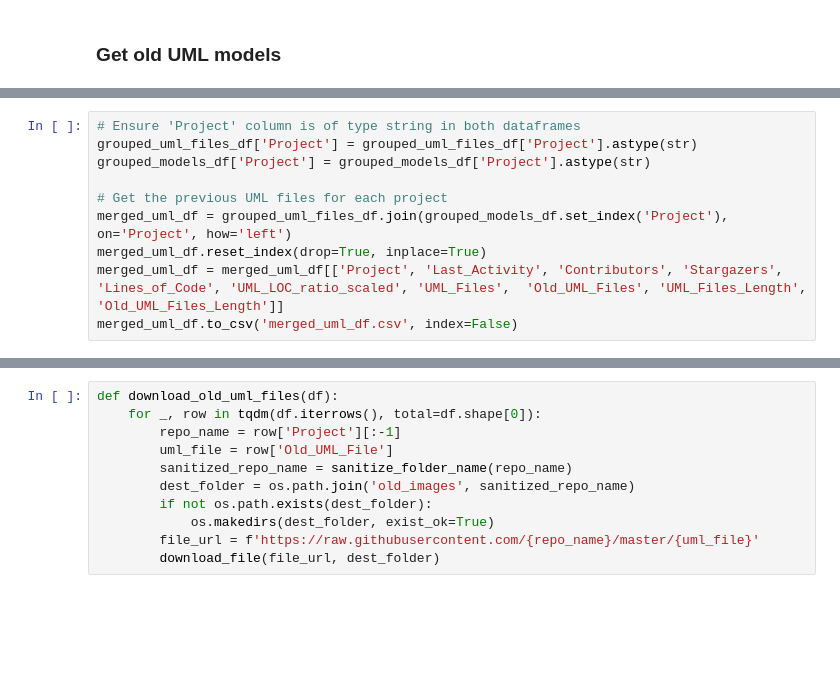
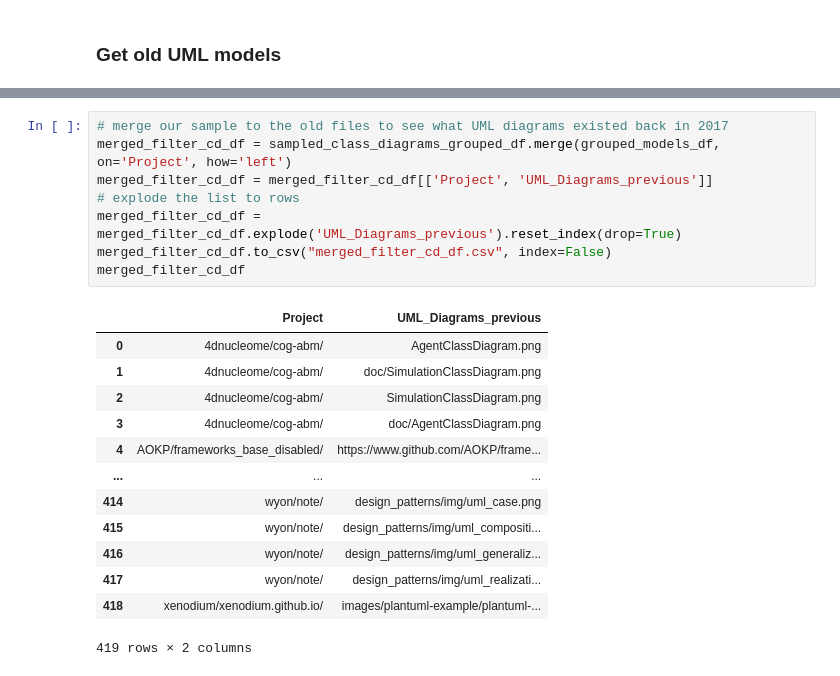
Before and after one commit to zakipauzi/uml_code_traceability, a Jupyter notebook: 2_filter_repos.ipynb, the cells around one changed output, grey strips where cells are left out. Saved outputs shown, nothing was run; the diff lists cells and outputs as text; blank space fills up the shorter version.

```diff
--- a/2_filter_repos.ipynb
+++ b/2_filter_repos.ipynb
@@ -459,10 +477,0 @@ grouped_models_df
-# %%
-# Ensure 'Project' column is of type string in both dataframes
-grouped_uml_files_df['Project'] = grouped_uml_files_df['Project'].astype(str)
-grouped_models_df['Project'] = grouped_models_df['Project'].astype(str)
-
-# Get the previous UML files for each project
-merged_uml_df = grouped_uml_files_df.join(grouped_models_df.set_index('Project'), on='Project', how='left')
-merged_uml_df.reset_index(drop=True, inplace=True)
-merged_uml_df = merged_uml_df[['Project', 'Last_Activity', 'Contributors', 'Stargazers', 'Lines_of_Code', 'UML_LOC_ratio_scaled', 'UML_Files',  'Old_UML_Files', 'UML_Files_Length', 'Old_UML_Files_Length']]
-merged_uml_df.to_csv('merged_uml_df.csv', index=False)
@@ -507,11 +478,22 @@ merged_uml_df
-# %%
-def download_old_uml_files(df):
-    for _, row in tqdm(df.iterrows(), total=df.shape[0]):
-        repo_name = row['Project'][:-1]
-        uml_file = row['Old_UML_File']
-        sanitized_repo_name = sanitize_folder_name(repo_name)
-        dest_folder = os.path.join('old_images', sanitized_repo_name)
-        if not os.path.exists(dest_folder):
-            os.makedirs(dest_folder, exist_ok=True)
-        file_url = f'https://raw.githubusercontent.com/{repo_name}/master/{uml_file}'
-        download_file(file_url, dest_folder)
+# %%
+# merge our sample to the old files to see what UML diagrams existed back in 2017
+merged_filter_cd_df = sampled_class_diagrams_grouped_df.merge(grouped_models_df, on='Project', how='left')
+merged_filter_cd_df = merged_filter_cd_df[['Project', 'UML_Diagrams_previous']]
+# explode the list to rows
+merged_filter_cd_df = merged_filter_cd_df.explode('UML_Diagrams_previous').reset_index(drop=True)
+merged_filter_cd_df.to_csv("merged_filter_cd_df.csv", index=False)
+merged_filter_cd_df
+# %% [output]
+|  | Project | UML_Diagrams_previous |
+| 0 | 4dnucleome/cog-abm/ | AgentClassDiagram.png |
+| 1 | 4dnucleome/cog-abm/ | doc/SimulationClassDiagram.png |
+| 2 | 4dnucleome/cog-abm/ | SimulationClassDiagram.png |
+| 3 | 4dnucleome/cog-abm/ | doc/AgentClassDiagram.png |
+| 4 | AOKP/frameworks_base_disabled/ | https://www.github.com/AOKP/frame... |
+| ... | ... | ... |
+| 414 | wyon/note/ | design_patterns/img/uml_case.png |
+| 415 | wyon/note/ | design_patterns/img/uml_compositi... |
+| 416 | wyon/note/ | design_patterns/img/uml_generaliz... |
+| 417 | wyon/note/ | design_patterns/img/uml_realizati... |
+| 418 | xenodium/xenodium.github.io/ | images/plantuml-example/plantuml-... |
+419 rows × 2 columns
```
Also changed, not shown: parts of 7 cells of this notebook, 4 other files.
